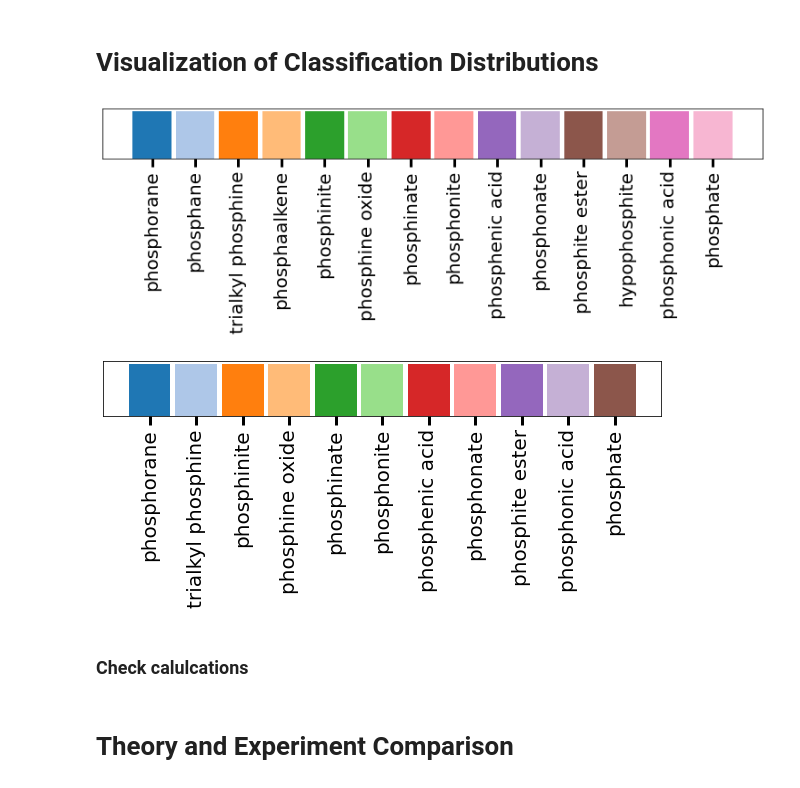
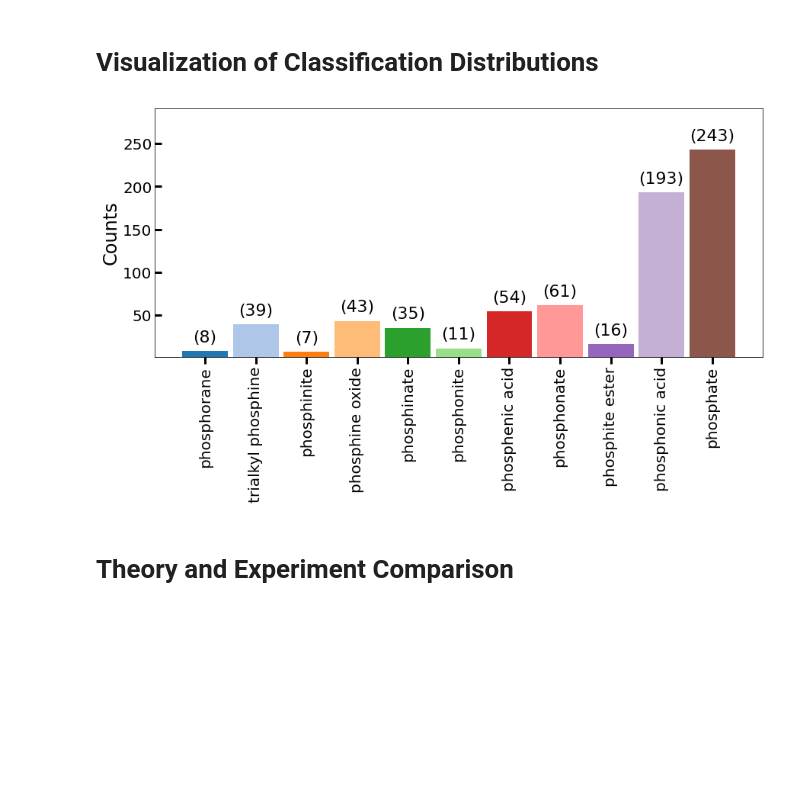
Before and after one commit to Seidler-Lab/Phosphorus-ML-Project, a Jupyter notebook: Data_Analysis_Sam.ipynb, the cells around one changed output. Saved outputs shown, nothing was run; the diff lists cells and outputs as text; code cells hidden in the pictures; blank space fills up the shorter version.

```diff
--- a/Data_Analysis_Sam.ipynb
+++ b/Data_Analysis_Sam.ipynb
@@ -150,20 +127,18 @@ len(X_data_classed)
 # %% [markdown]
 # Visualization of Classification Distributions
 # %%
-bins = [1 for classname in classnames]
-hist(bins, [c.replace('_', ' ') for c in classnames], verbose=False)
+# bins = [1 for classname in classnames]
+# hist(bins, [c.replace('_', ' ') for c in classnames], verbose=False)
 
-coord_clasnames = list(COORDCODES.keys())
-bins = [1 for classname in coord_clasnames]
-hist(bins, [c.replace('_', ' ') for c in coord_clasnames], verbose=False)
+coord_classnames = list(COORDCODES.keys())
+# bins = [1 for classname in coord_classnames]
+bins = [len([c for c in X_data if c['Class']==classname]) for classname in coord_classnames]
+hist(bins, [c.replace('_', ' ') for c in coord_classnames], verbose=True)
 
 # bins = [1 for coord in [3,4]]
 # hist(bins, np.array([3,4]), verbose=False, xlabel='Coordination')
 # %% [output]
-[figure, old version]
+[figure, new version]
-[figure, removed]
-# %% [markdown]
-### Check calulcations
 # %% [markdown]
 # Theory and Experiment Comparison
 # %%
```
Also changed, not shown: parts of 41 cells of this notebook, 22 other files.
